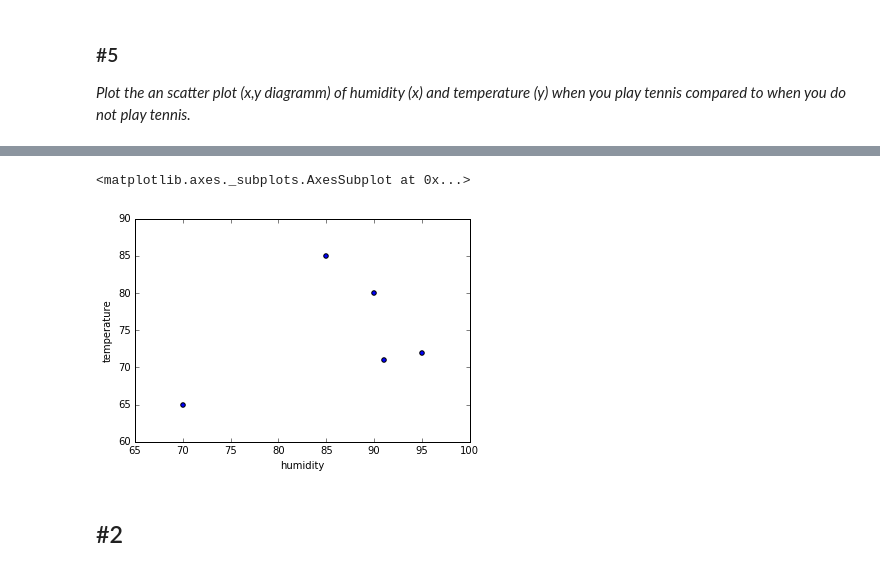
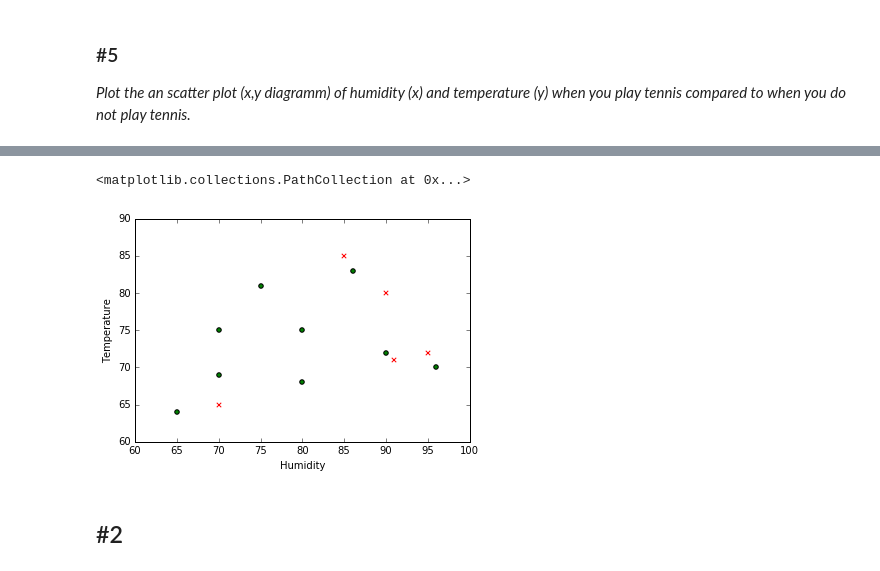
Before and after one commit to eggie5/UCSD-MAS-DSE220, a Jupyter notebook: hmwk1/Hmwk 1.ipynb, the cells around one changed output, grey strips where cells are left out. Saved outputs shown, nothing was run; the diff lists cells and outputs as text; code cells hidden in the pictures.

```diff
--- a/hmwk1/Hmwk 1.ipynb
+++ b/hmwk1/Hmwk 1.ipynb
@@ -140,9 +147,12 @@ play_days.plot(x='humidity', y='temperature', kind='scatter')
-# %%
-no_play_days = df[df["play"]=="no"]
-no_play_days.plot(x='humidity', y='temperature', kind='scatter')
-# %% [output]
-<matplotlib.axes._subplots.AxesSubplot at 0x...>
-[figure, removed]
+# %%
+pyplot.ylabel('Temperature')
+pyplot.xlabel("Humidity")
+pyplot.scatter(x=play_days["humidity"], y=play_days["temperature"], c='green')
+no_play_days = df[df["play"]=="no"]
+pyplot.scatter(x=no_play_days["humidity"], y=no_play_days["temperature"], c='red', marker="x")
+# %% [output]
+<matplotlib.collections.PathCollection at 0x...>
+[figure, added]
 # %% [markdown]
 ## #2
 # %% [markdown]
```
Also changed, not shown: parts of 9 cells of this notebook, 1 other file.
